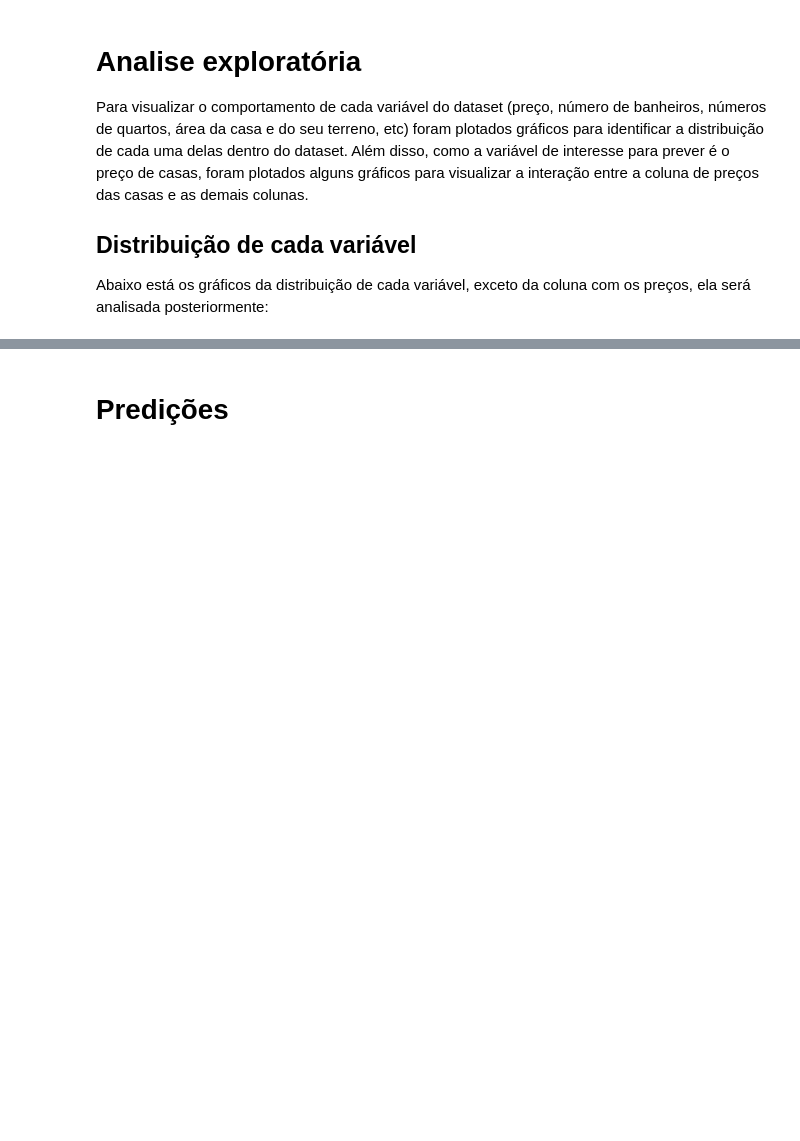
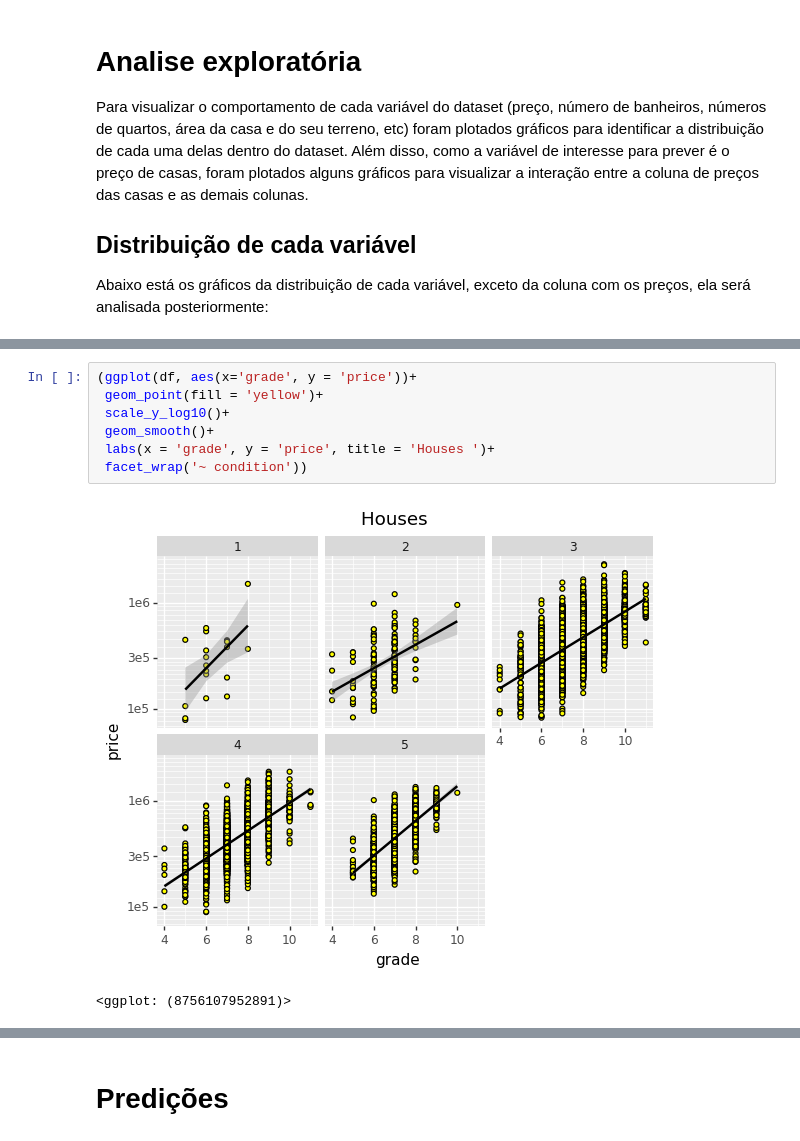
Before and after one commit to delattre1/house-pricing-prediction, a Jupyter notebook: projeto.ipynb, the cells around one changed output, grey strips where cells are left out. Saved outputs shown, nothing was run; the diff lists cells and outputs as text; blank space fills up the shorter version.

```diff
--- a/projeto.ipynb
+++ b/projeto.ipynb
@@ -193,0 +231,10 @@ Abaixo está os gráficos da distribuição de cada variável, exceto da coluna
+# %%
+(ggplot(df, aes(x='grade', y = 'price'))+
+ geom_point(fill = 'yellow')+
+ scale_y_log10()+
+ geom_smooth()+
+ labs(x = 'grade', y = 'price', title = 'Houses ')+
+ facet_wrap('~ condition'))
+# %% [output]
+[figure, added]
+<ggplot: (8756107952891)>
```
Also changed, not shown: parts of 18 cells of this notebook.
